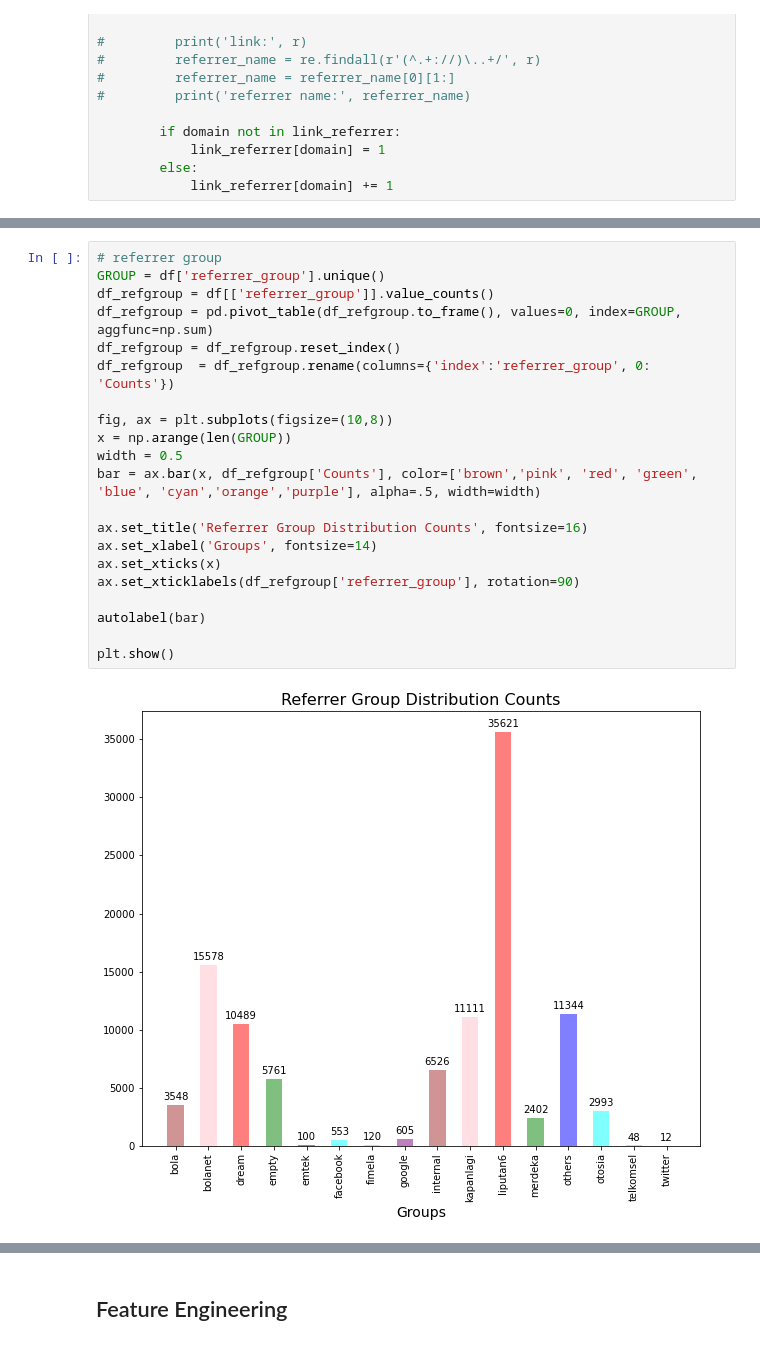
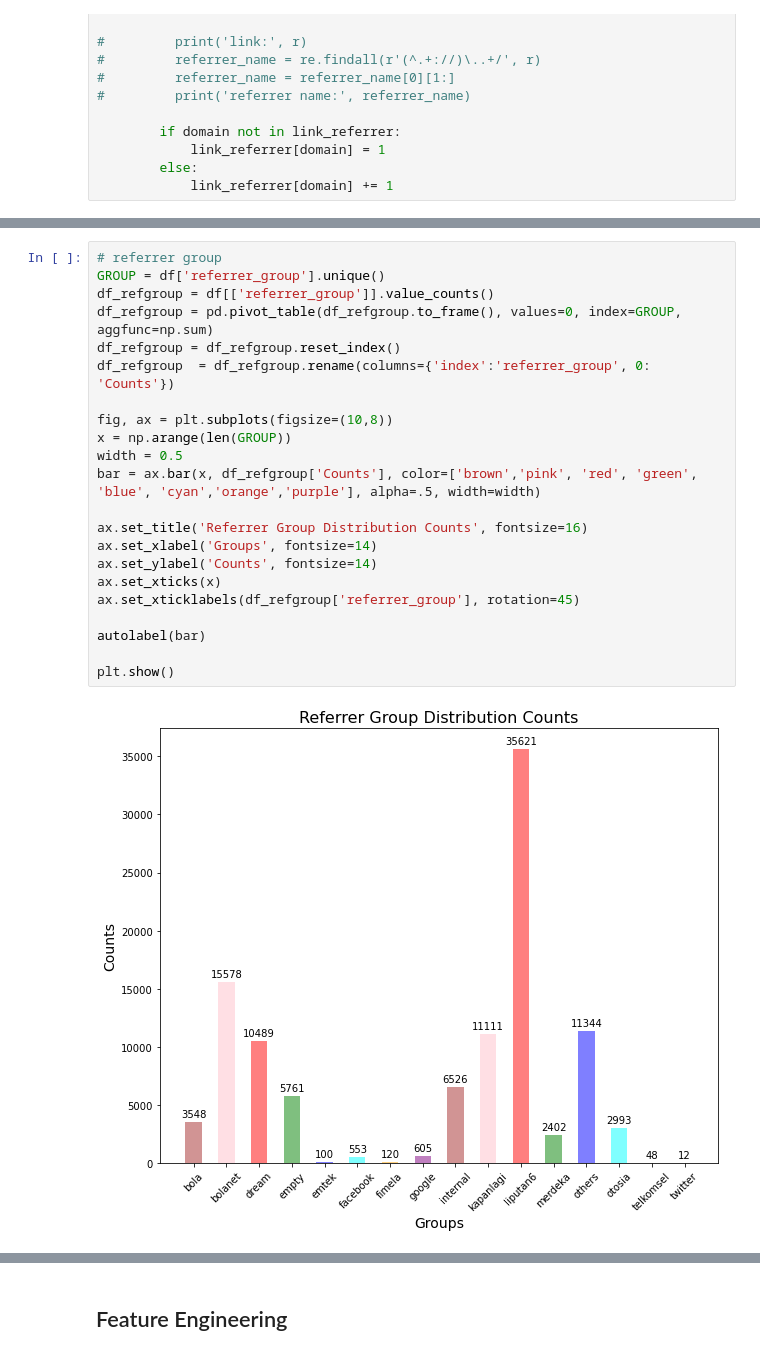
Before and after one commit to archeltaneka/vidio-dataset-eda, a Jupyter notebook: exploratory_notebook.ipynb, the cells around one changed output, grey strips where cells are left out. Saved outputs shown, nothing was run; the diff lists cells and outputs as text.

```diff
--- a/exploratory_notebook.ipynb
+++ b/exploratory_notebook.ipynb
@@ -300,26 +305,27 @@ plt.show()
 # %%
 # referrer group
 GROUP = df['referrer_group'].unique()
 df_refgroup = df[['referrer_group']].value_counts()
 df_refgroup = pd.pivot_table(df_refgroup.to_frame(), values=0, index=GROUP, aggfunc=np.sum)
 df_refgroup = df_refgroup.reset_index()
 df_refgroup  = df_refgroup.rename(columns={'index':'referrer_group', 0: 'Counts'})
 
 fig, ax = plt.subplots(figsize=(10,8))
 x = np.arange(len(GROUP))
 width = 0.5
 bar = ax.bar(x, df_refgroup['Counts'], color=['brown','pink', 'red', 'green', 'blue', 'cyan','orange','purple'], alpha=.5, width=width)
 
 ax.set_title('Referrer Group Distribution Counts', fontsize=16)
 ax.set_xlabel('Groups', fontsize=14)
+ax.set_ylabel('Counts', fontsize=14)
 ax.set_xticks(x)
-ax.set_xticklabels(df_refgroup['referrer_group'], rotation=90)
+ax.set_xticklabels(df_refgroup['referrer_group'], rotation=45)
 
 autolabel(bar)
 
 plt.show()
 # %% [output]
-[figure, old version]
+[figure, new version]
 # %%
 # completed
 COMPLETED = df['completed'].unique()
```
Also changed, not shown: parts of 41 cells of this notebook.
